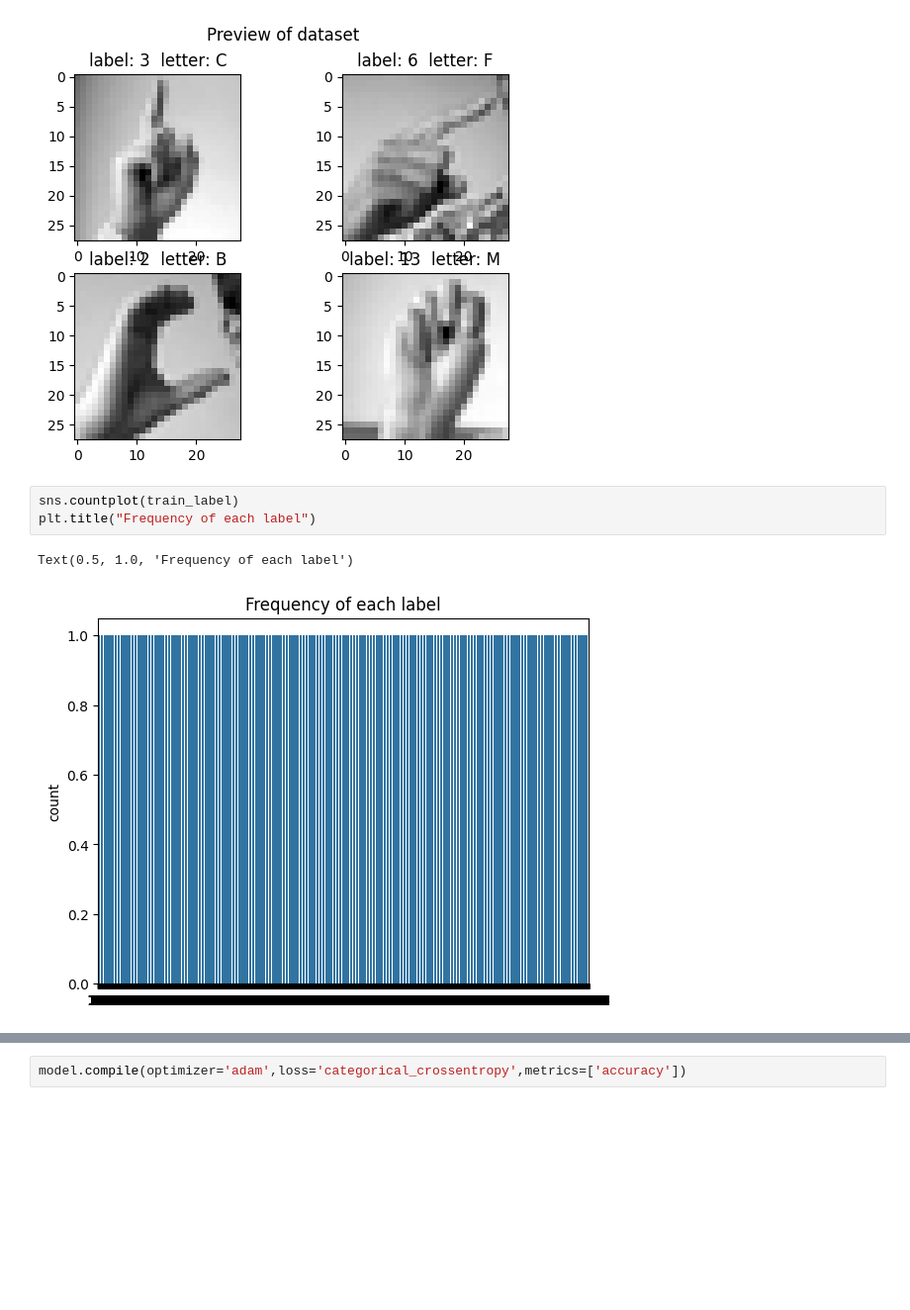
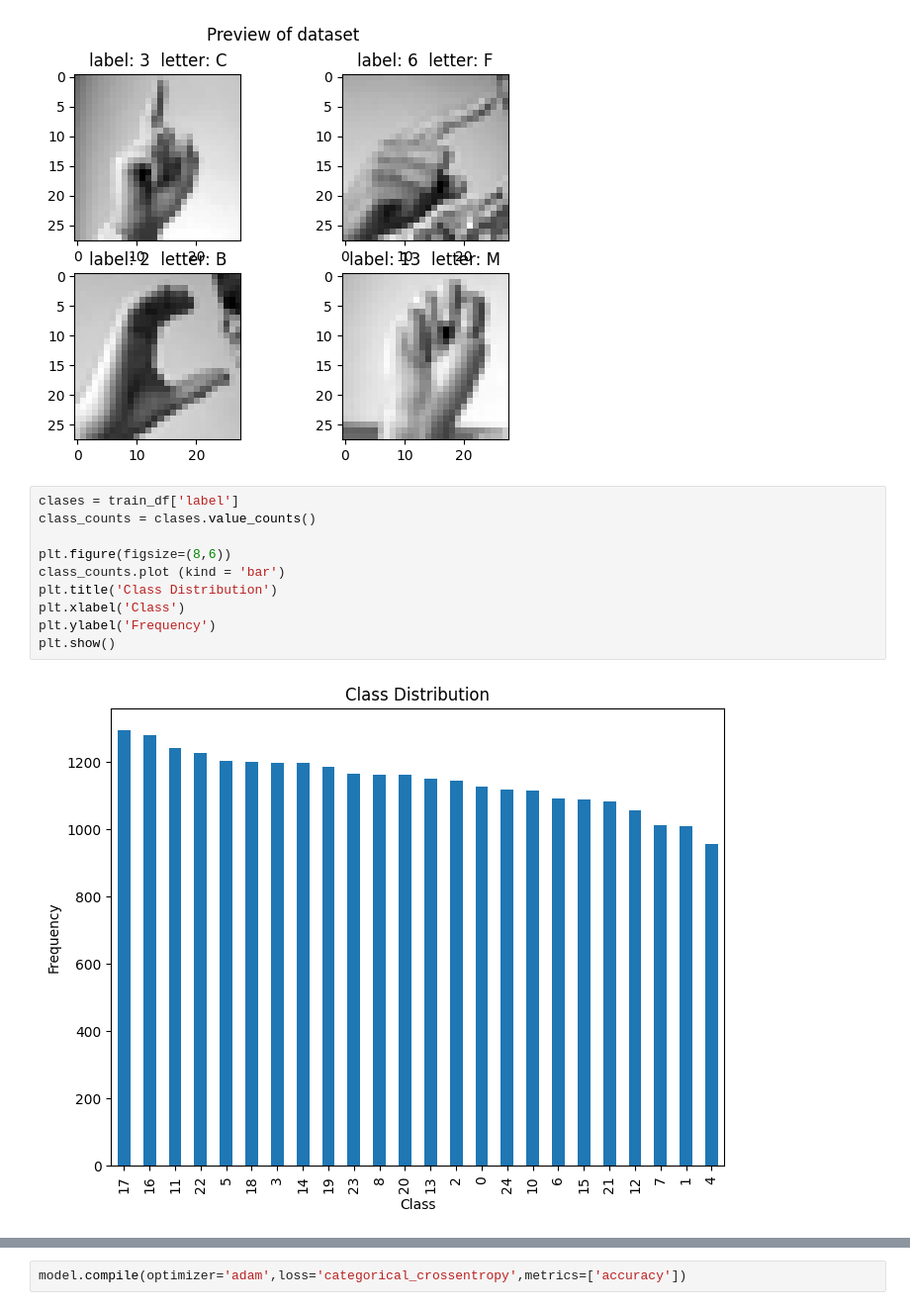
Before and after one commit to anacegf03/VsCode, a Jupyter notebook: ASL_ALEXA/alexa.ipynb, the cells around one changed output, grey strips where cells are left out. Shown: that part at 99% size. Saved outputs shown, nothing was run; the diff lists cells and outputs as text; blank space fills up the shorter version.

```diff
--- a/ASL_ALEXA/alexa.ipynb
+++ b/ASL_ALEXA/alexa.ipynb
@@ -141,10 +164,16 @@ axe[1,1].set_title('label: 13  letter: M')
 # %% [output]
 Text(0.5, 1.0, 'label: 13  letter: M')
 [figure]
-# %%
-sns.countplot(train_label)
-plt.title("Frequency of each label")
-# %% [output]
-Text(0.5, 1.0, 'Frequency of each label')
-[figure, removed]
+# %%
+clases = train_df['label']
+class_counts = clases.value_counts()
+
+plt.figure(figsize=(8,6))
+class_counts.plot (kind = 'bar')
+plt.title('Class Distribution')
+plt.xlabel('Class')
+plt.ylabel('Frequency')
+plt.show()
+# %% [output]
+[figure, added]
 # %%
```
Also changed, not shown: parts of 14 cells of this notebook, 32 other files.
